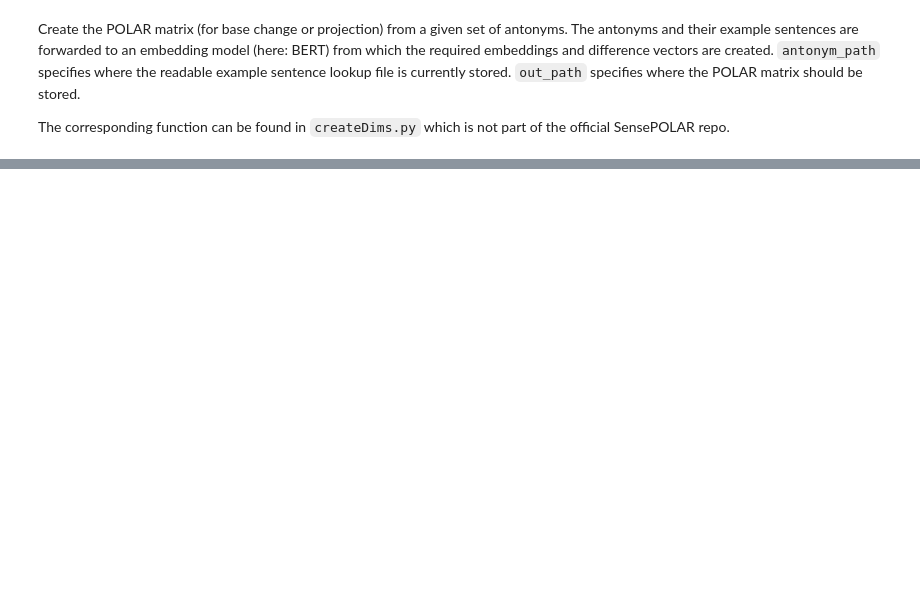
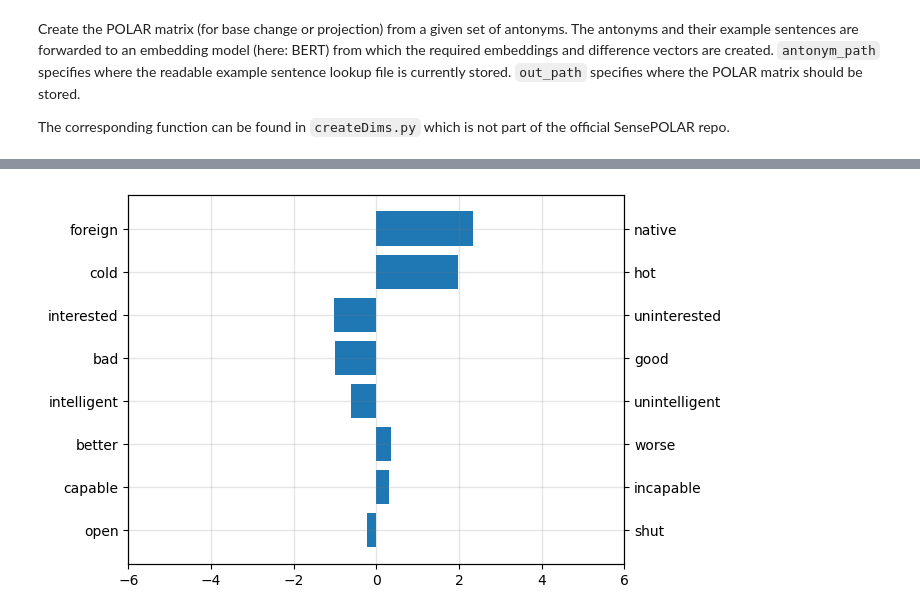
Before and after one commit to aldietri/SensePOLAR-TeamProject, a Jupyter notebook: Examples.ipynb, the cells around one changed output, grey strips where cells are left out. Saved outputs shown, nothing was run; the diff lists cells and outputs as text; code cells hidden in the pictures; blank space fills up the shorter version.

```diff
--- a/Examples.ipynb
+++ b/Examples.ipynb
@@ -103,0 +547,4 @@ analyzeWord(word, context, model=model, tokenizer=tokenizer, antonym_path=antony
+# %%
+dimensions=Y[0]
+values=Y[1]
+dim_values=Y[2]
@@ -103,0 +578,43 @@ analyzeWord(word, context, model=model, tokenizer=tokenizer, antonym_path=antony
+# %%
+def visual_representation_one_word(dim_values):
+
+    import matplotlib.pyplot as plt
+    import numpy as np
+
+    left_axis=[]
+    for i in dim_values.keys():
+        left_axis.append(i[0])
+
+    right_axis=[]
+    for i in dim_values.keys():
+        right_axis.append(i[1])
+
+    val=list(dim_values.values())
+
+    np.random.seed(19680801)
+
+
+    plt.rcdefaults()
+    fig, ax = plt.subplots()
+
+    ticks_frequency = 1
+    y_pos = np.arange(len(right_axis))
+    ax.set(xlim=(-6, 6))
+    ax.grid(which='both', color='grey', linewidth=1, linestyle='-', alpha=0.2)
+
+    ax.barh(y_pos, val, align='center')
+    ax.set_yticks(y_pos, labels=left_axis)
+    ax.invert_yaxis()  # labels read top-to-bottom
+
+
+    ax2 = ax.twinx()
+    ax2.set_ylim(ax.get_ylim())
+    ax2.set_yticks(y_pos,right_axis)
+
+
+
+    return plt.show()
+# %%
+visual_representation_one_word(dim_values)
+# %% [output]
+[figure, added]
```
Also changed, not shown: parts of 48 cells of this notebook, 1 other file.
